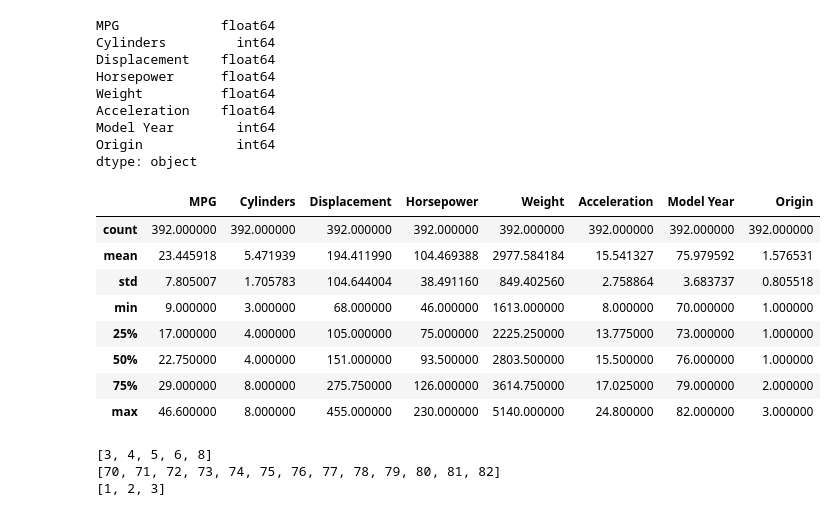
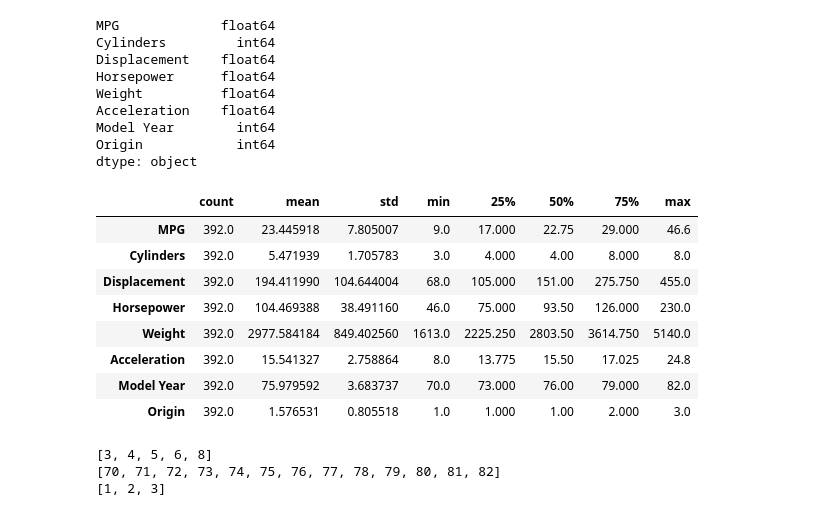
Before and after one commit to Srushanth/Predict-Fuel-Efficiency-using-TensorFlow, a Jupyter notebook: Solution.ipynb, the cells around one changed output. Drawn from its saved outputs; the diff is of its cells as text; code cells hidden in the pictures.

```diff
--- a/Solution.ipynb
+++ b/Solution.ipynb
@@ -108,17 +112,17 @@ Model Year        int64
 Origin            int64
 dtype: object
 # %%
-dataset.describe()
+dataset.describe().transpose()
 # %% [output]
-|  | MPG | Cylinders | Displacement | Horsepower | Weight | Acceleration | Model Year | Origin |
-| count | 392.000000 | 392.000000 | 392.000000 | 392.000000 | 392.000000 | 392.000000 | 392.000000 | 392.000000 |
-| mean | 23.445918 | 5.471939 | 194.411990 | 104.469388 | 2977.584184 | 15.541327 | 75.979592 | 1.576531 |
-| std | 7.805007 | 1.705783 | 104.644004 | 38.491160 | 849.402560 | 2.758864 | 3.683737 | 0.805518 |
-| min | 9.000000 | 3.000000 | 68.000000 | 46.000000 | 1613.000000 | 8.000000 | 70.000000 | 1.000000 |
-| 25% | 17.000000 | 4.000000 | 105.000000 | 75.000000 | 2225.250000 | 13.775000 | 73.000000 | 1.000000 |
-| 50% | 22.750000 | 4.000000 | 151.000000 | 93.500000 | 2803.500000 | 15.500000 | 76.000000 | 1.000000 |
-| 75% | 29.000000 | 8.000000 | 275.750000 | 126.000000 | 3614.750000 | 17.025000 | 79.000000 | 2.000000 |
-| max | 46.600000 | 8.000000 | 455.000000 | 230.000000 | 5140.000000 | 24.800000 | 82.000000 | 3.000000 |
+|  | count | mean | std | min | 25% | 50% | 75% | max |
+| MPG | 392.0 | 23.445918 | 7.805007 | 9.0 | 17.000 | 22.75 | 29.000 | 46.6 |
+| Cylinders | 392.0 | 5.471939 | 1.705783 | 3.0 | 4.000 | 4.00 | 8.000 | 8.0 |
+| Displacement | 392.0 | 194.411990 | 104.644004 | 68.0 | 105.000 | 151.00 | 275.750 | 455.0 |
+| Horsepower | 392.0 | 104.469388 | 38.491160 | 46.0 | 75.000 | 93.50 | 126.000 | 230.0 |
+| Weight | 392.0 | 2977.584184 | 849.402560 | 1613.0 | 2225.250 | 2803.50 | 3614.750 | 5140.0 |
+| Acceleration | 392.0 | 15.541327 | 2.758864 | 8.0 | 13.775 | 15.50 | 17.025 | 24.8 |
+| Model Year | 392.0 | 75.979592 | 3.683737 | 70.0 | 73.000 | 76.00 | 79.000 | 82.0 |
+| Origin | 392.0 | 1.576531 | 0.805518 | 1.0 | 1.000 | 1.00 | 2.000 | 3.0 |
 # %%
 print(
     sorted(dataset.Cylinders.unique()),
```
Also changed, not shown: parts of 70 cells of this notebook.
